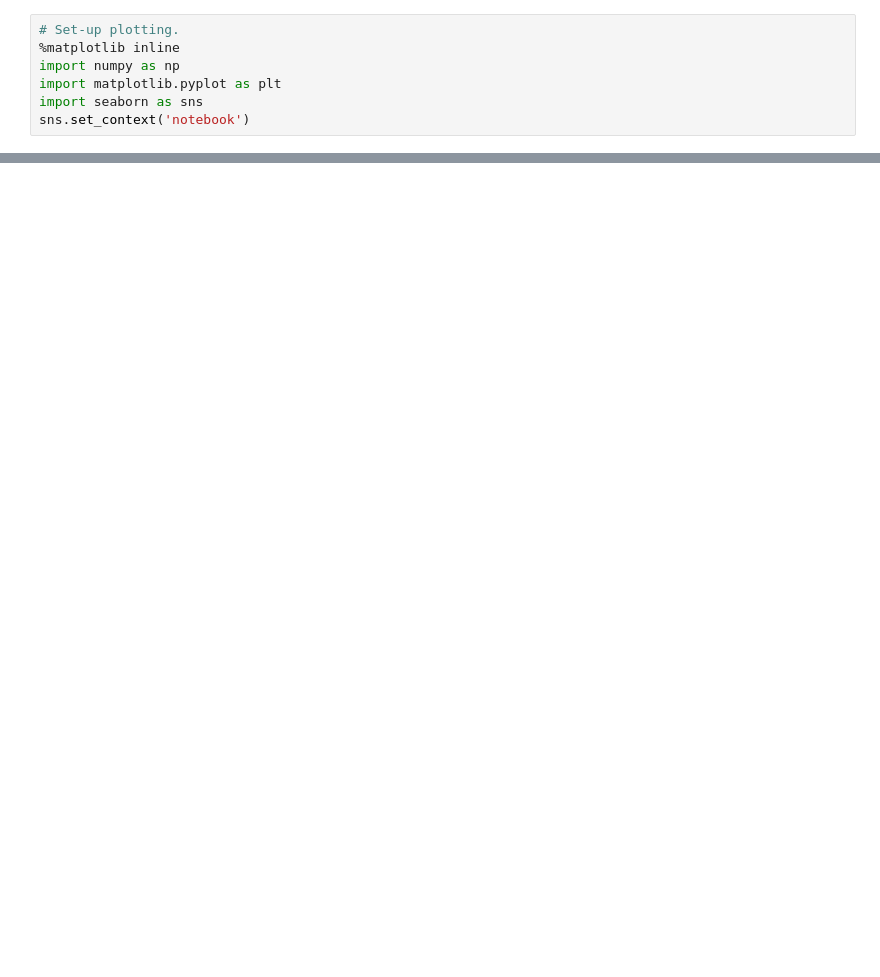
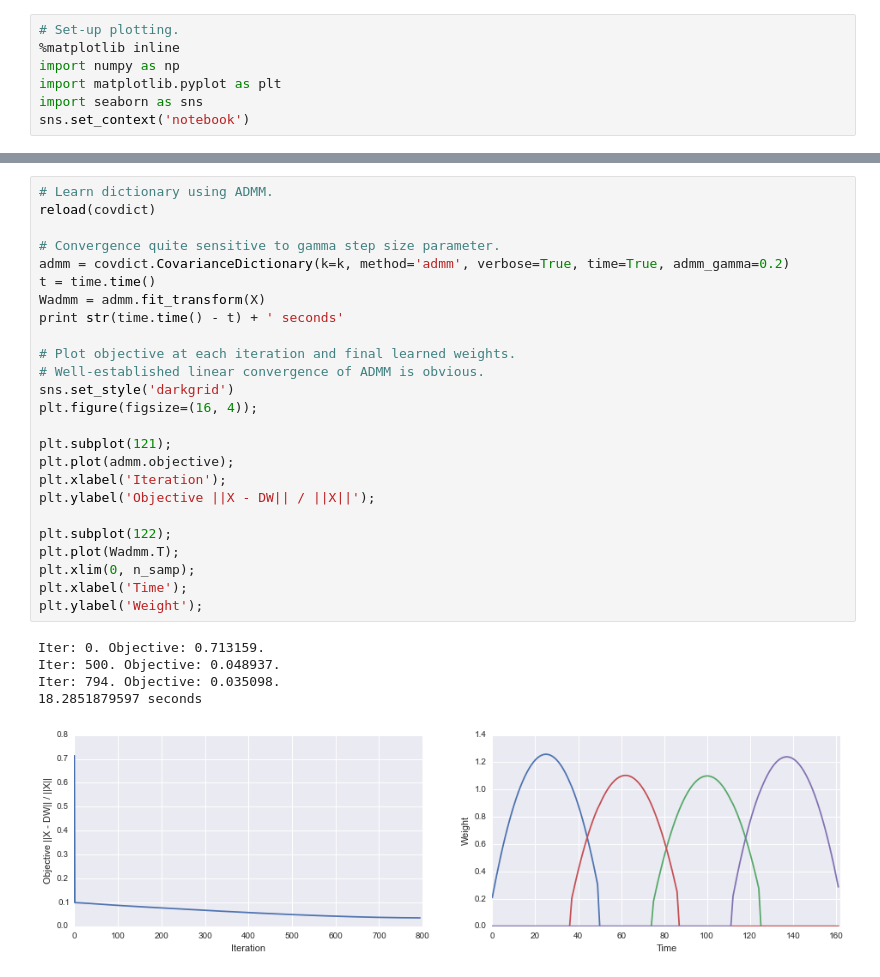
Before and after one commit to clarafy/covariance-dictionary, a Jupyter notebook: example.ipynb, the cells around one changed output, grey strips where cells are left out. Drawn from its saved outputs; the diff is of its cells as text; blank space fills up the shorter version.

```diff
--- a/example.ipynb
+++ b/example.ipynb
@@ -87,0 +107,31 @@ for a, b in zip(als.dictionary[:, match_idx].T, D.T):
+# %%
+# Learn dictionary using ADMM.
+reload(covdict)
+
+# Convergence quite sensitive to gamma step size parameter.
+admm = covdict.CovarianceDictionary(k=k, method='admm', verbose=True, time=True, admm_gamma=0.2)
+t = time.time()
+Wadmm = admm.fit_transform(X)
+print str(time.time() - t) + ' seconds'
+
+# Plot objective at each iteration and final learned weights.
+# Well-established linear convergence of ADMM is obvious.
+sns.set_style('darkgrid')
+plt.figure(figsize=(16, 4));
+
+plt.subplot(121);
+plt.plot(admm.objective);
+plt.xlabel('Iteration');
+plt.ylabel('Objective ||X - DW|| / ||X||');
+
+plt.subplot(122);
+plt.plot(Wadmm.T);
+plt.xlim(0, n_samp);
+plt.xlabel('Time');
+plt.ylabel('Weight');
+# %% [output]
+Iter: 0. Objective: 0.713159.
+Iter: 500. Objective: 0.048937.
+Iter: 794. Objective: 0.035098.
+18.2851879597 seconds
+[figure, added]
```
Also changed, not shown: parts of 15 cells of this notebook, 2 other files.
